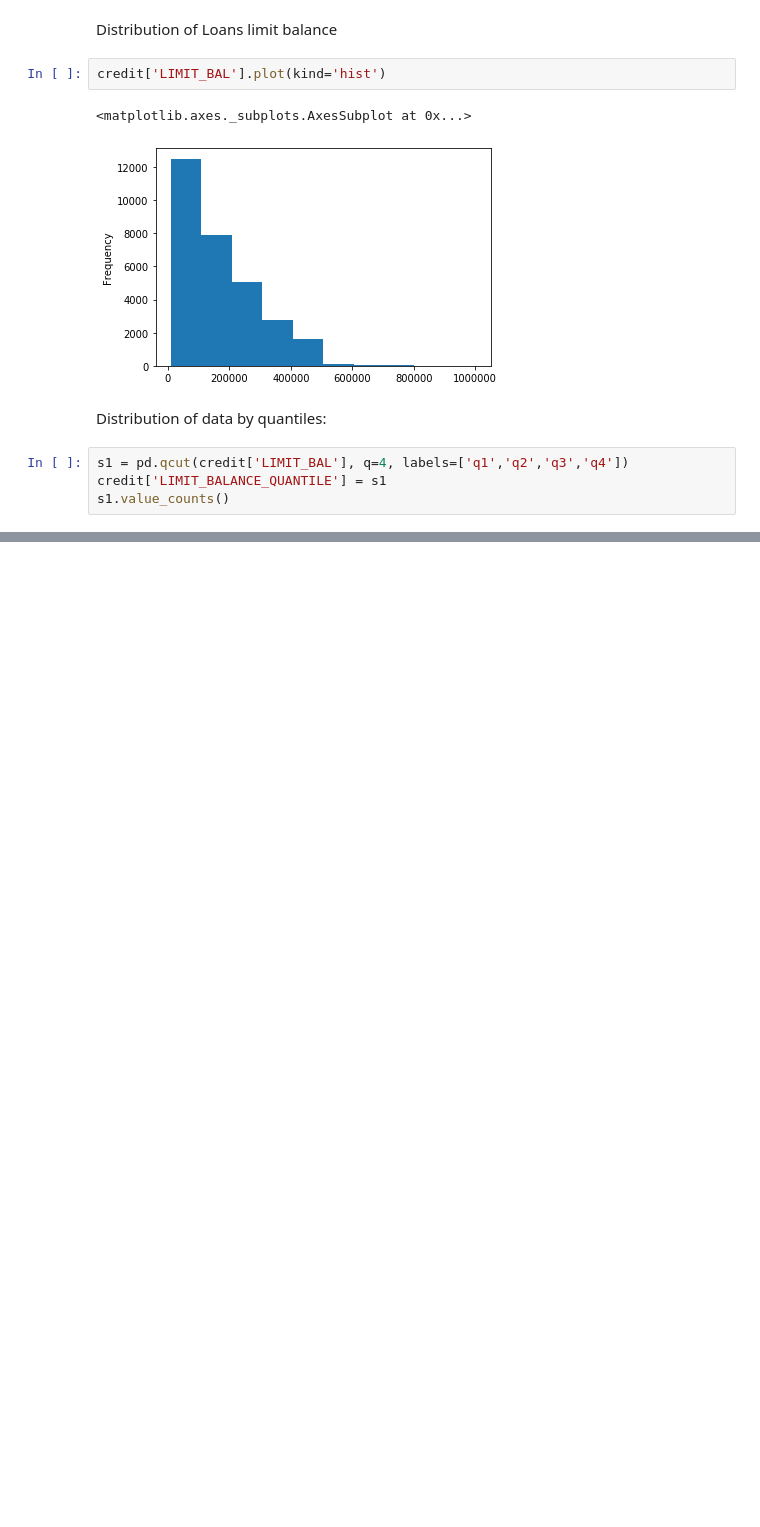
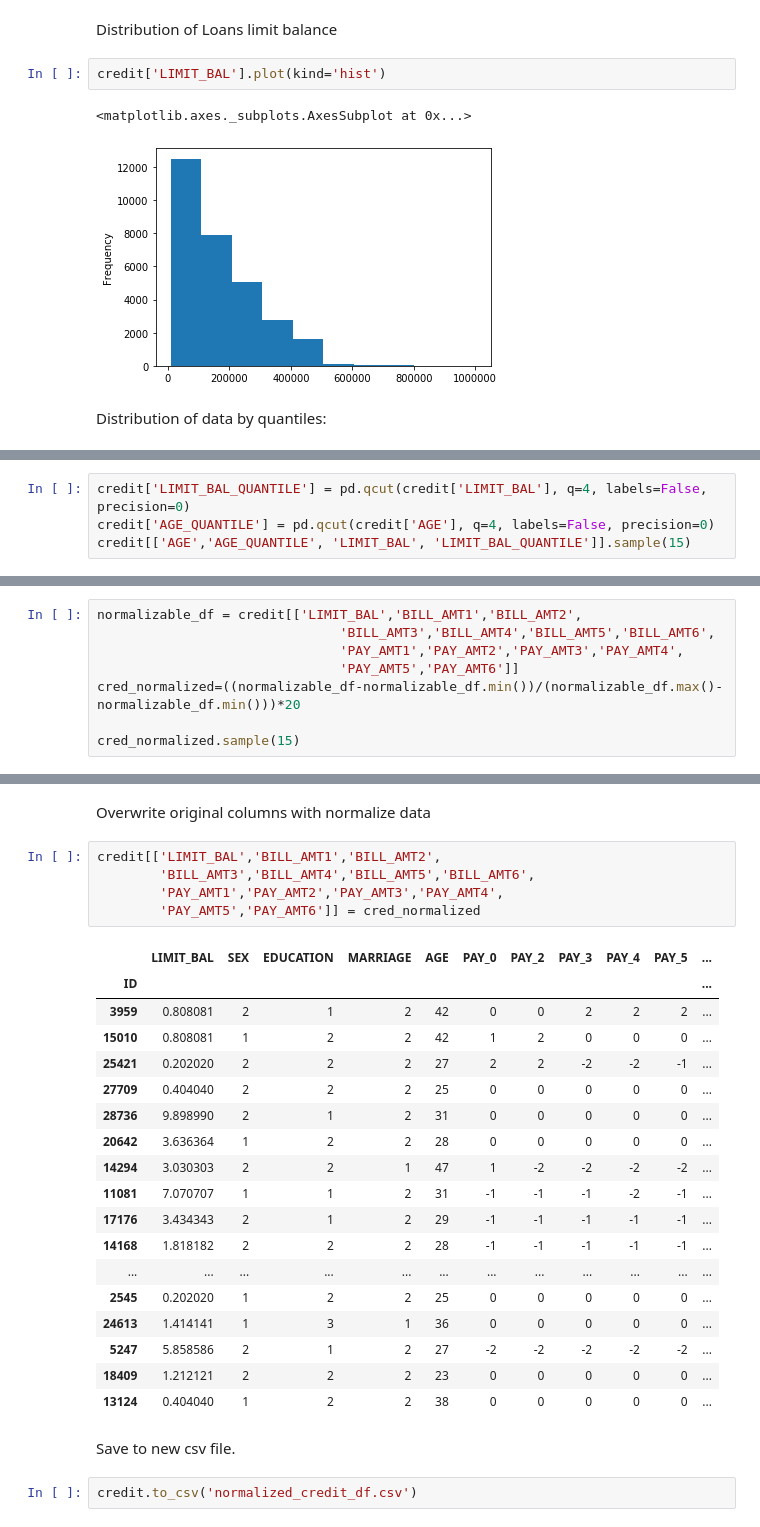
Before and after one commit to evillag/xtol_m5, a Jupyter notebook: EDA_M5T2.ipynb, the cells around one changed output, grey strips where cells are left out. Drawn from its saved outputs; the diff is of its cells as text; blank space fills up the shorter version.

Commit message:
Normalized numeric data, binning of age and limit_balance columns, saved dataframe into a new csv.

```diff
--- a/EDA_M5T2.ipynb
+++ b/EDA_M5T2.ipynb
@@ -154,7 +162,3 @@ credit['LIMIT_BAL'].plot(kind='hist')
 [figure]
 # %% [markdown]
 Distribution of data by quantiles:
-# %%
-s1 = pd.qcut(credit['LIMIT_BAL'], q=4, labels=['q1','q2','q3','q4'])
-credit['LIMIT_BALANCE_QUANTILE'] = s1
-s1.value_counts()
@@ -175,0 +165,4 @@ s1.value_counts()
+# %%
+credit['LIMIT_BAL_QUANTILE'] = pd.qcut(credit['LIMIT_BAL'], q=4, labels=False, precision=0)
+credit['AGE_QUANTILE'] = pd.qcut(credit['AGE'], q=4, labels=False, precision=0)
+credit[['AGE','AGE_QUANTILE', 'LIMIT_BAL', 'LIMIT_BAL_QUANTILE']].sample(15)
@@ -175,0 +191,8 @@ s1.value_counts()
+# %%
+normalizable_df = credit[['LIMIT_BAL','BILL_AMT1','BILL_AMT2',
+                               'BILL_AMT3','BILL_AMT4','BILL_AMT5','BILL_AMT6',
+                               'PAY_AMT1','PAY_AMT2','PAY_AMT3','PAY_AMT4',
+                               'PAY_AMT5','PAY_AMT6']]
+cred_normalized=((normalizable_df-normalizable_df.min())/(normalizable_df.max()-normalizable_df.min()))*20
+
+cred_normalized.sample(15)
@@ -175,0 +217,30 @@ s1.value_counts()
+# %% [markdown]
+Overwrite original columns with normalize data
+# %%
+credit[['LIMIT_BAL','BILL_AMT1','BILL_AMT2',
+        'BILL_AMT3','BILL_AMT4','BILL_AMT5','BILL_AMT6',
+        'PAY_AMT1','PAY_AMT2','PAY_AMT3','PAY_AMT4',
+        'PAY_AMT5','PAY_AMT6']] = cred_normalized
+# %% [output]
+|  | LIMIT_BAL | SEX | EDUCATION | MARRIAGE | AGE | PAY_0 | PAY_2 | PAY_3 | PAY_4 | PAY_5 | ... |
+| ID |  |  |  |  |  |  |  |  |  |  | ... |
+| 3959 | 0.808081 | 2 | 1 | 2 | 42 | 0 | 0 | 2 | 2 | 2 | ... |
+| 15010 | 0.808081 | 1 | 2 | 2 | 42 | 1 | 2 | 0 | 0 | 0 | ... |
+| 25421 | 0.202020 | 2 | 2 | 2 | 27 | 2 | 2 | -2 | -2 | -1 | ... |
+| 27709 | 0.404040 | 2 | 2 | 2 | 25 | 0 | 0 | 0 | 0 | 0 | ... |
+| 28736 | 9.898990 | 2 | 1 | 2 | 31 | 0 | 0 | 0 | 0 | 0 | ... |
+| 20642 | 3.636364 | 1 | 2 | 2 | 28 | 0 | 0 | 0 | 0 | 0 | ... |
+| 14294 | 3.030303 | 2 | 2 | 1 | 47 | 1 | -2 | -2 | -2 | -2 | ... |
+| 11081 | 7.070707 | 1 | 1 | 2 | 31 | -1 | -1 | -1 | -2 | -1 | ... |
+| 17176 | 3.434343 | 2 | 1 | 2 | 29 | -1 | -1 | -1 | -1 | -1 | ... |
+| 14168 | 1.818182 | 2 | 2 | 2 | 28 | -1 | -1 | -1 | -1 | -1 | ... |
+| ... | ... | ... | ... | ... | ... | ... | ... | ... | ... | ... | ... |
+| 2545 | 0.202020 | 1 | 2 | 2 | 25 | 0 | 0 | 0 | 0 | 0 | ... |
+| 24613 | 1.414141 | 1 | 3 | 1 | 36 | 0 | 0 | 0 | 0 | 0 | ... |
+| 5247 | 5.858586 | 2 | 1 | 2 | 27 | -2 | -2 | -2 | -2 | -2 | ... |
+| 18409 | 1.212121 | 2 | 2 | 2 | 23 | 0 | 0 | 0 | 0 | 0 | ... |
+| 13124 | 0.404040 | 1 | 2 | 2 | 38 | 0 | 0 | 0 | 0 | 0 | ... |
+# %% [markdown]
+Save to new csv file.
+# %%
+credit.to_csv('normalized_credit_df.csv')
```
Also changed, not shown: parts of 7 cells of this notebook.
